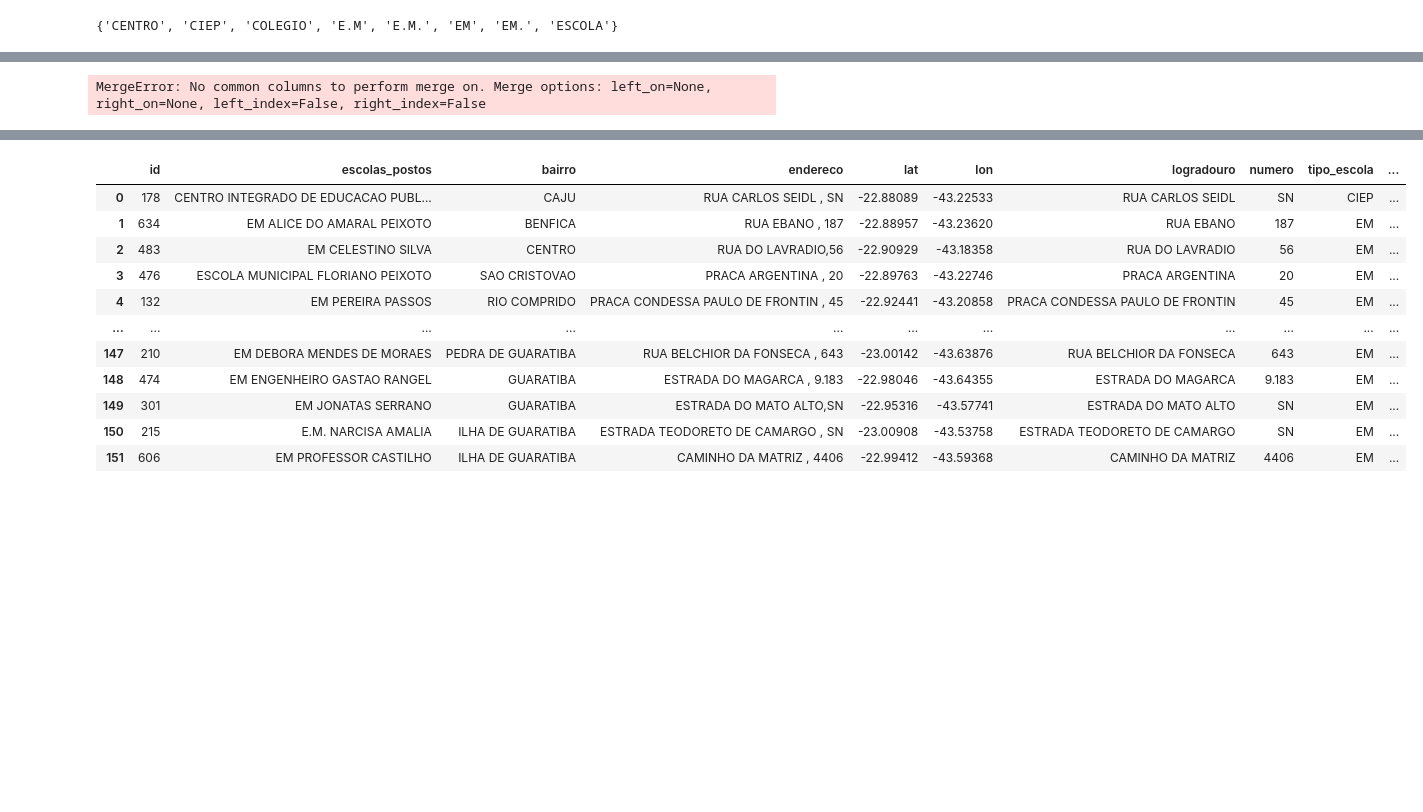
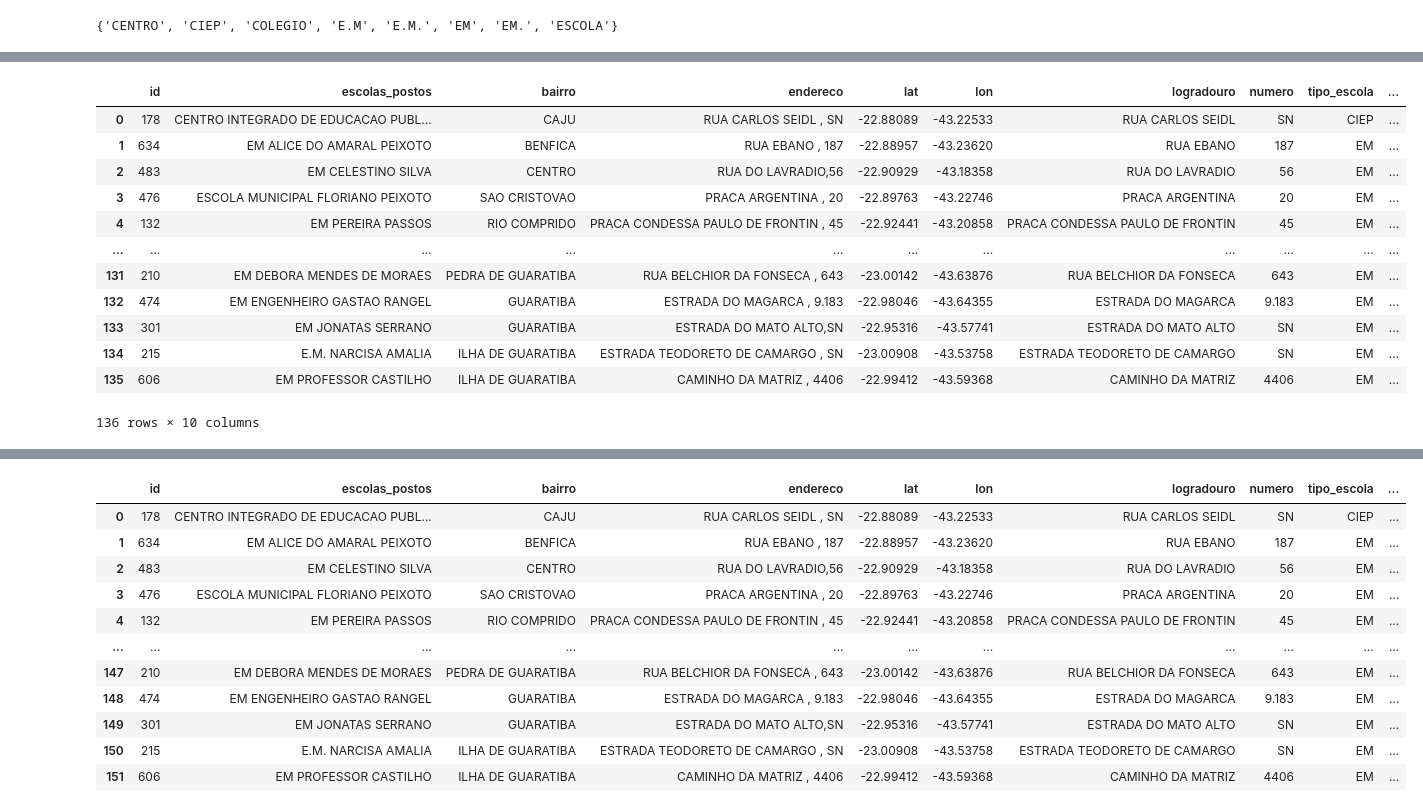
Before and after one commit to wpfaltz/Projeto_Pandas_Numpy, a Jupyter notebook: proj_final.ipynb, the cells around one changed output, grey strips where cells are left out. Drawn from its saved outputs; the diff is of its cells as text; code cells hidden in the pictures; blank space fills up the shorter version.

Commit message:
Add files via upload
ci-merging-schools-materials-tryng-1

```diff
--- a/proj_final.ipynb
+++ b/proj_final.ipynb
@@ -520,10 +520,10 @@ memory usage: 9.6+ KB
 None
 # %%
 # visualiza escola com endereço errado
-display(escolas_copy_6[escolas_copy_6['id'] == '260'])
+display(escolas_copy_6[escolas_copy_6['id'] == 260])
 
 # conserta endereço errado do colégio (Modo 1)
-idx = escolas_copy_6.index[escolas_copy_6.id == '260']
+idx = escolas_copy_6.index[escolas_copy_6.id == 260]
 escolas_copy_6.loc[idx, 'logradouro'] = escolas_copy_6.loc[idx]['logradouro'].str.split("4040").item()[1]
 escolas_copy_6.loc[idx]
 # %% [output]
@@ -616,4 +620,0 @@ None
-# %%
-# converte coluna id do tipo str para int
-escolas_copy_7['id'] = escolas_copy_7['id'].astype(int)
-escolas_copy_7.info()
@@ -636,0 +635,2 @@ memory usage: 10.8+ KB
+# %%
+escolas_copy_7.drop_duplicates(inplace=True)
@@ -636,0 +650,2 @@ memory usage: 10.8+ KB
+# %%
+escolas_copy_7.drop_duplicates(subset='id', keep='first', inplace=True)
@@ -637,7 +677,19 @@ memory usage: 10.8+ KB
 # %%
 # aplica merge entre as tabelas
 escolas_copy_8 = escolas_copy_7.copy()
-escolas_copy_8 = escolas_copy_8.merge(material_didatico_copy_2, how='inner')
-escolas_copy_8
+escolas_copy_9 = escolas_copy_8.merge(material_didatico_copy_2, how='inner', on='id')
+escolas_copy_9
 # %% [output]
+|  | id | escolas_postos | bairro | endereco | lat | lon | logradouro | numero | tipo_escola | ... |
+| 0 | 178 | CENTRO INTEGRADO DE EDUCACAO PUBL... | CAJU | RUA CARLOS SEIDL , SN | -22.88089 | -43.22533 | RUA CARLOS SEIDL | SN | CIEP | ... |
+| 1 | 634 | EM ALICE DO AMARAL PEIXOTO | BENFICA | RUA EBANO , 187 | -22.88957 | -43.23620 | RUA EBANO | 187 | EM | ... |
+| 2 | 483 | EM CELESTINO SILVA | CENTRO | RUA DO LAVRADIO,56 | -22.90929 | -43.18358 | RUA DO LAVRADIO | 56 | EM | ... |
+| 3 | 476 | ESCOLA MUNICIPAL FLORIANO PEIXOTO | SAO CRISTOVAO | PRACA ARGENTINA , 20 | -22.89763 | -43.22746 | PRACA ARGENTINA | 20 | EM | ... |
+| 4 | 132 | EM PEREIRA PASSOS | RIO COMPRIDO | PRACA CONDESSA PAULO DE FRONTIN , 45 | -22.92441 | -43.20858 | PRACA CONDESSA PAULO DE FRONTIN | 45 | EM | ... |
+| ... | ... | ... | ... | ... | ... | ... | ... | ... | ... | ... |
+| 131 | 210 | EM DEBORA MENDES DE MORAES | PEDRA DE GUARATIBA | RUA BELCHIOR DA FONSECA , 643 | -23.00142 | -43.63876 | RUA BELCHIOR DA FONSECA | 643 | EM | ... |
+| 132 | 474 | EM ENGENHEIRO GASTAO RANGEL | GUARATIBA | ESTRADA DO MAGARCA , 9.183 | -22.98046 | -43.64355 | ESTRADA DO MAGARCA | 9.183 | EM | ... |
+| 133 | 301 | EM JONATAS SERRANO | GUARATIBA | ESTRADA DO MATO ALTO,SN | -22.95316 | -43.57741 | ESTRADA DO MATO ALTO | SN | EM | ... |
+| 134 | 215 | E.M. NARCISA AMALIA | ILHA DE GUARATIBA | ESTRADA TEODORETO DE CAMARGO , SN | -23.00908 | -43.53758 | ESTRADA TEODORETO DE CAMARGO | SN | EM | ... |
+| 135 | 606 | EM PROFESSOR CASTILHO | ILHA DE GUARATIBA | CAMINHO DA MATRIZ , 4406 | -22.99412 | -43.59368 | CAMINHO DA MATRIZ | 4406 | EM | ... |
-MergeError: No common columns to perform merge on. Merge options: left_on=None, right_on=None, left_index=False, right_index=False
+136 rows × 10 columns
```
Also changed, not shown: parts of 20 cells of this notebook.
